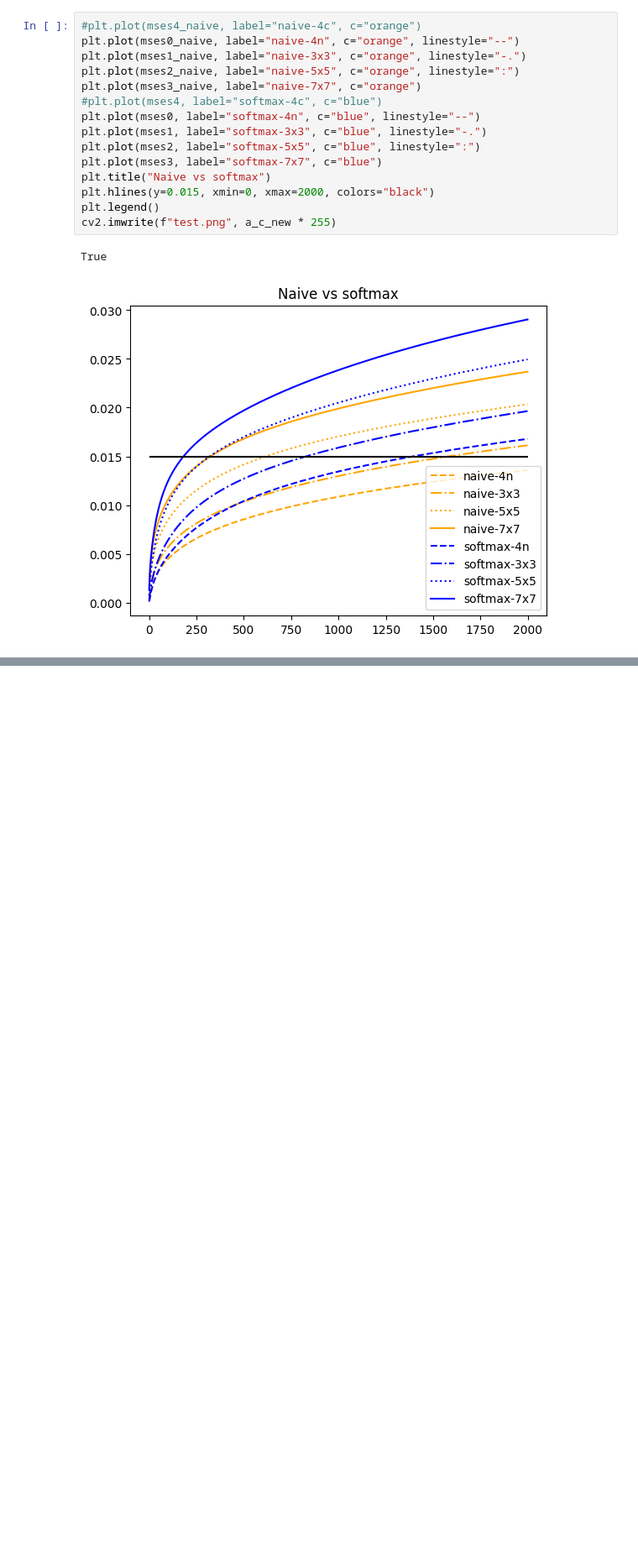
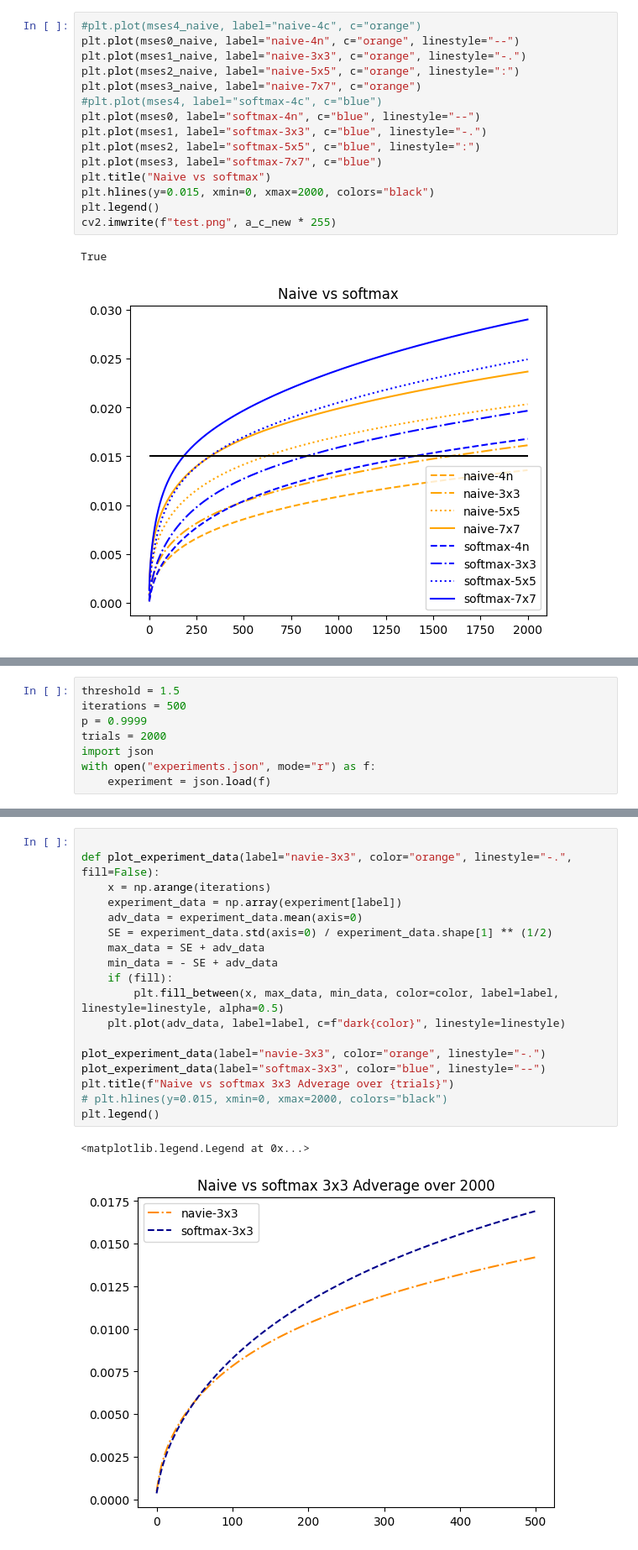
Before and after one commit to UCSD-E4E/depthwise_color_constancy, a Jupyter notebook: demo/nyc_process.ipynb, the cells around one changed output, grey strips where cells are left out. Shown at 84% size. Drawn from its saved outputs; the diff is of its cells as text; blank space fills up the shorter version.

Commit message:
feat: latest experiments

```diff
--- a/demo/nyc_process.ipynb
+++ b/demo/nyc_process.ipynb
@@ -245,0 +330,8 @@ True
+# %%
+threshold = 1.5
+iterations = 500
+p = 0.9999
+trials = 2000
+import json
+with open("experiments.json", mode="r") as f:
+    experiment = json.load(f)
@@ -245,0 +354,21 @@ True
+# %%
+
+def plot_experiment_data(label="navie-3x3", color="orange", linestyle="-.", fill=False):
+    x = np.arange(iterations)
+    experiment_data = np.array(experiment[label])
+    adv_data = experiment_data.mean(axis=0)
+    SE = experiment_data.std(axis=0) / experiment_data.shape[1] ** (1/2)
+    max_data = SE + adv_data
+    min_data = - SE + adv_data
+    if (fill):
+        plt.fill_between(x, max_data, min_data, color=color, label=label, linestyle=linestyle, alpha=0.5)
+    plt.plot(adv_data, label=label, c=f"dark{color}", linestyle=linestyle)
+
+plot_experiment_data(label="navie-3x3", color="orange", linestyle="-.")
+plot_experiment_data(label="softmax-3x3", color="blue", linestyle="--")
+plt.title(f"Naive vs softmax 3x3 Adverage over {trials}")
+# plt.hlines(y=0.015, xmin=0, xmax=2000, colors="black")
+plt.legend()
+# %% [output]
+<matplotlib.legend.Legend at 0x...>
+[figure, added]
```
Also changed, not shown: parts of 16 cells of this notebook, 1 other file.
